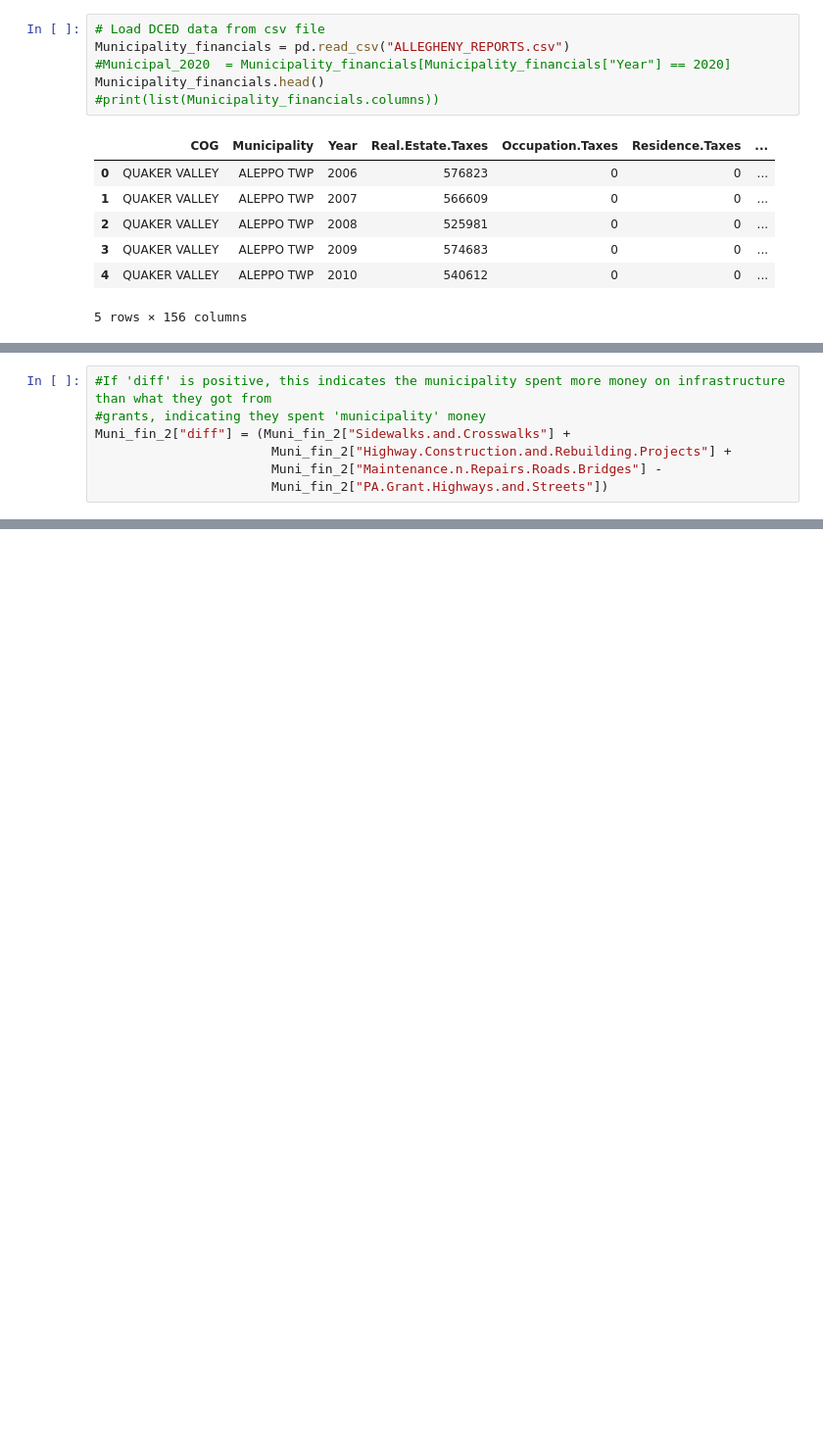
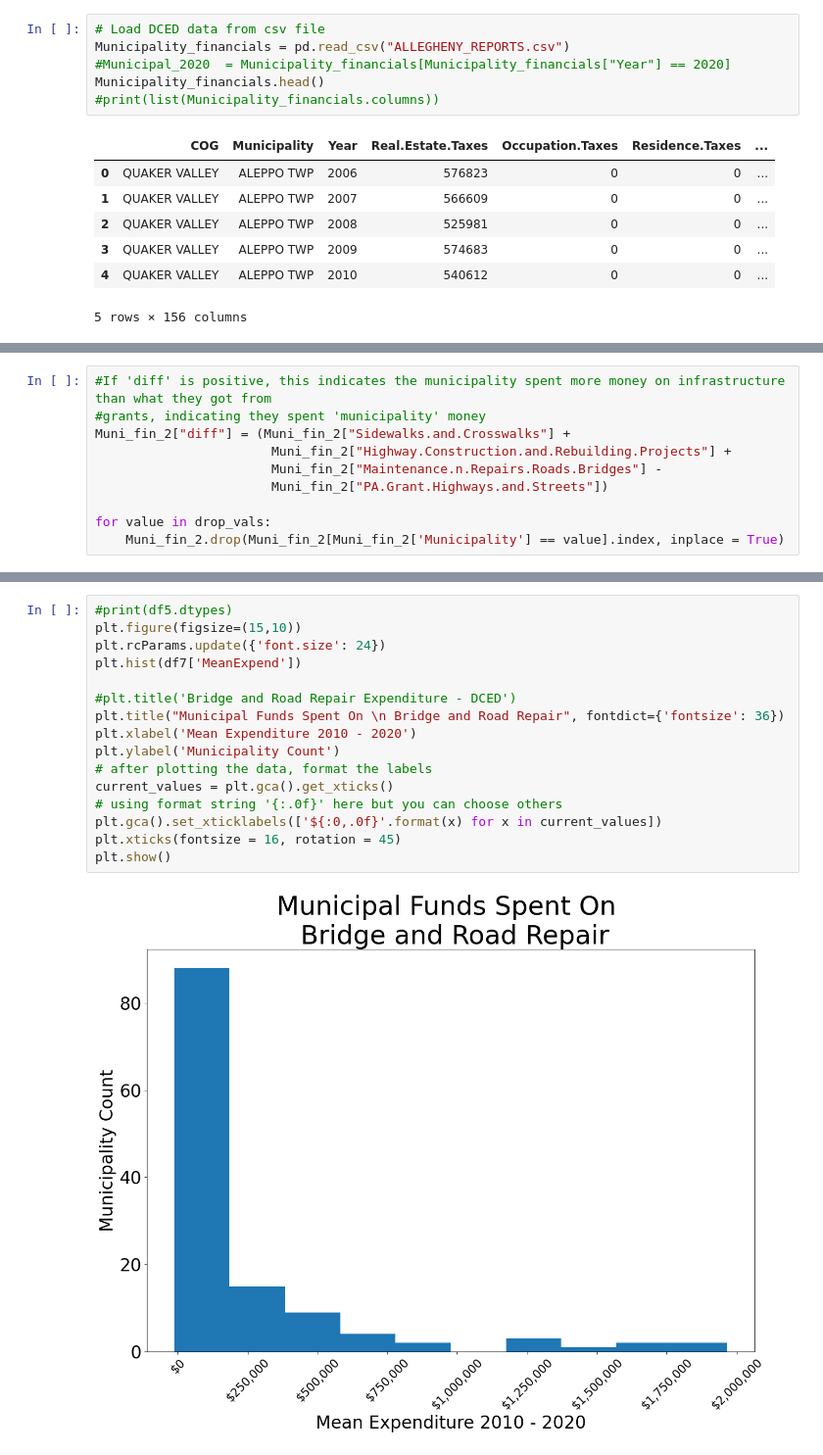
Before and after one commit to megan0422/DABPFinalProject, a Jupyter notebook: DCED Data.ipynb, the cells around one changed output, grey strips where cells are left out. Shown at 98% size. Saved outputs shown, nothing was run; the diff lists cells and outputs as text; blank space fills up the shorter version.

```diff
--- a/DCED Data.ipynb
+++ b/DCED Data.ipynb
@@ -97,4 +118,7 @@ Muni_fin_2["diff"] = (Muni_fin_2["Sidewalks.and.Crosswalks"] +
                        Muni_fin_2["Highway.Construction.and.Rebuilding.Projects"] +
                        Muni_fin_2["Maintenance.n.Repairs.Roads.Bridges"] -
                        Muni_fin_2["PA.Grant.Highways.and.Streets"])
+
+for value in drop_vals:
+    Muni_fin_2.drop(Muni_fin_2[Muni_fin_2['Municipality'] == value].index, inplace = True)
 # %%
@@ -116 +151,19 @@ Muni_fin_2.loc[:, ['Municipality', 'Year','diff']]
+# %%
+#print(df5.dtypes)
+plt.figure(figsize=(15,10))
+plt.rcParams.update({'font.size': 24})
+plt.hist(df7['MeanExpend'])
+
+#plt.title('Bridge and Road Repair Expenditure - DCED')
+plt.title("Municipal Funds Spent On \n Bridge and Road Repair", fontdict={'fontsize': 36})
+plt.xlabel('Mean Expenditure 2010 - 2020')
+plt.ylabel('Municipality Count')
+# after plotting the data, format the labels
+current_values = plt.gca().get_xticks()
+# using format string '{:.0f}' here but you can choose others
+plt.gca().set_xticklabels(['${:0,.0f}'.format(x) for x in current_values])
+plt.xticks(fontsize = 16, rotation = 45)
+plt.show()
+# %% [output]
+[figure, added]
 # %%
```
Also changed, not shown: parts of 5 cells of this notebook.
